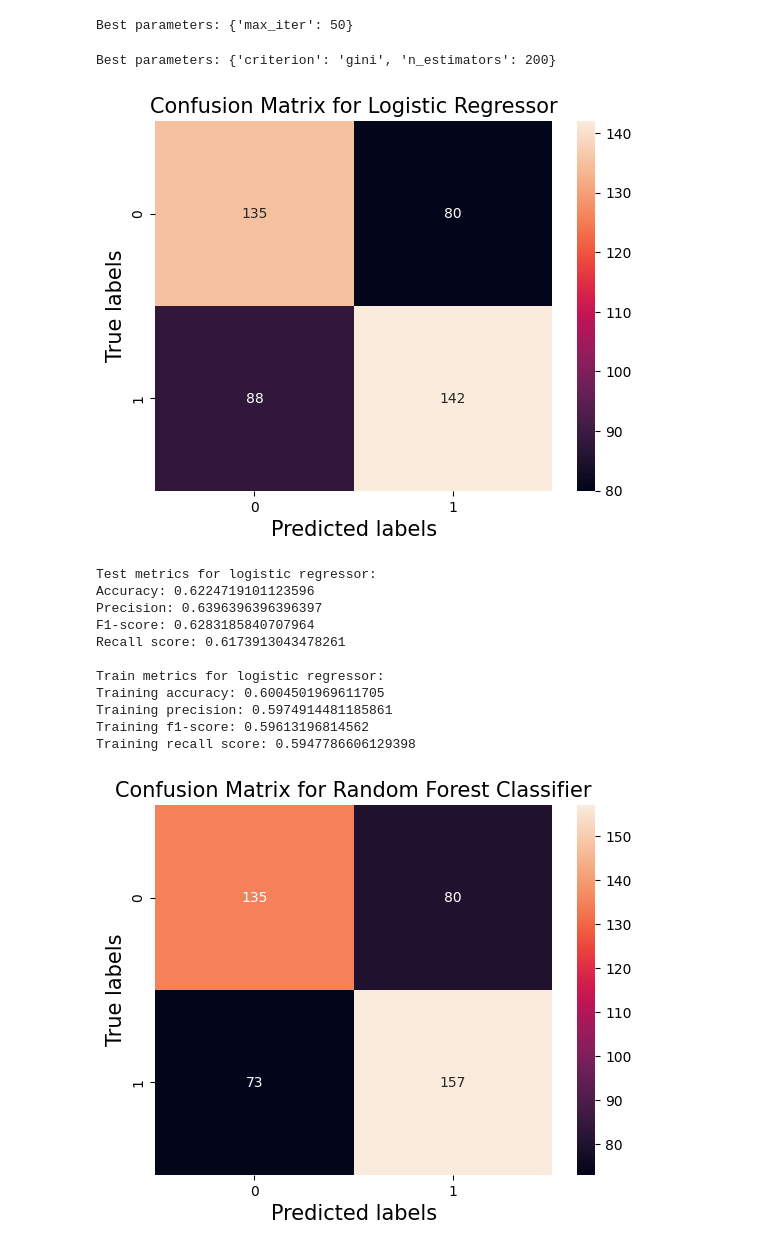
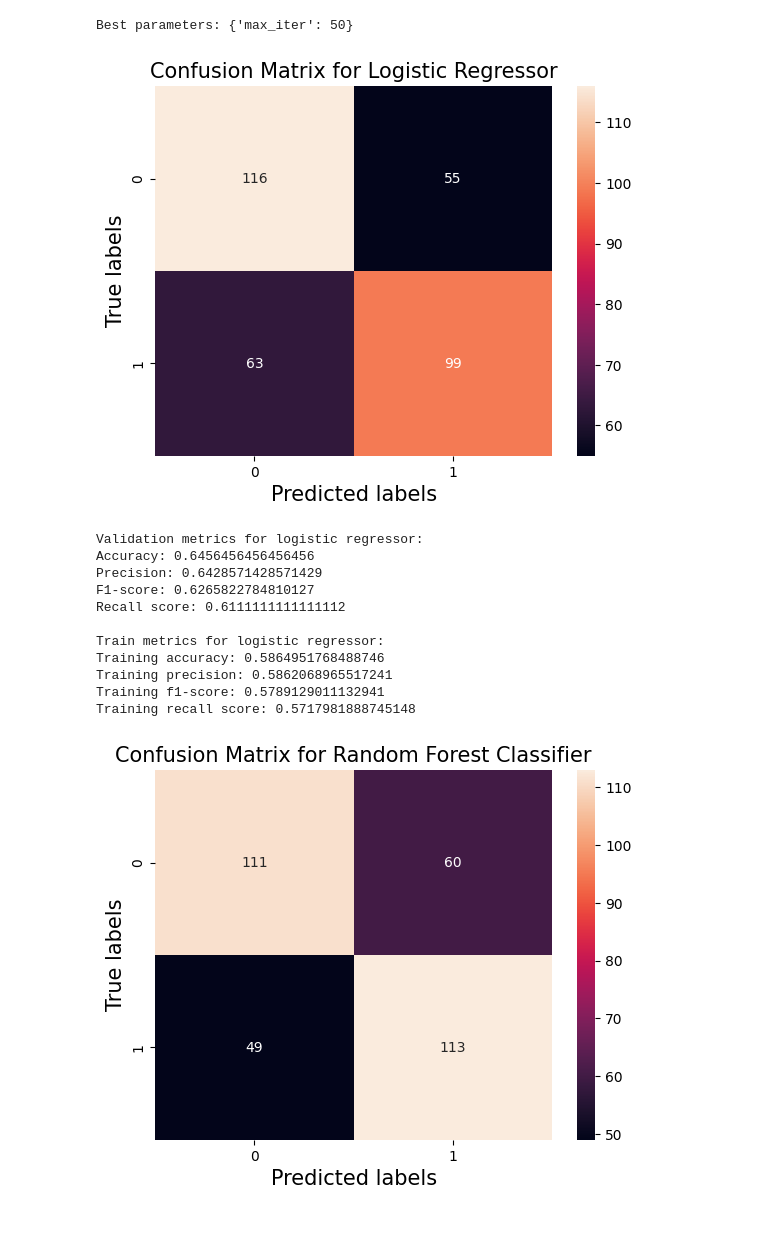
Before and after one commit to MikkoOlkkonen/mlproject, a Jupyter notebook: projekti.ipynb, the cells around one changed output. Drawn from its saved outputs; the diff is of its cells as text; code cells hidden in the pictures.

```diff
--- a/projekti.ipynb
+++ b/projekti.ipynb
@@ -119,7 +119,8 @@ X.drop(["loudness"], axis=1, inplace=True)
 ## LOGISTIC REGRESSOR
 
 # Divide the data to training and testing data
-X_train, X_test, y_train, y_test = train_test_split(X, y, test_size = 0.2, random_state = 42) # Split data into training and testing data
+X_train, X_temp, y_train, y_temp = train_test_split(X, y, test_size = 0.3, random_state = 42) # Split data into training and testing data
+X_val, X_test, y_val, y_test = train_test_split(X_temp, y_temp, test_size = 0.5, random_state = 42)
 param_grid = {'max_iter': [50, 100, 200, 300, 400, 500, 600, 700, 800, 900, 1000]}
 clf = LogisticRegression(solver='liblinear') # Our dataset is quite small so liblinear should be a viable solver
 grid_search = GridSearchCV(estimator=clf, param_grid=param_grid, cv=5, scoring='accuracy', n_jobs=-1)
@@ -130,13 +131,13 @@ print(f"Best parameters: {best_params}")
 best_clf = LogisticRegression(max_iter=best_params["max_iter"], solver='liblinear')
 best_clf.fit(X_train, y_train) # Train the model
 
-y_pred = best_clf.predict(X_test) # Predict y values based on testing feature data
+y_pred = best_clf.predict(X_val) # Predict y values based on testing feature data
 y_train_pred = best_clf.predict(X_train) # Predict y values based on training feature data for training error
 
-accuracy = accuracy_score(y_test, y_pred)
-precision = precision_score(y_test, y_pred)
-f1 = f1_score(y_test, y_pred)
-recall = recall_score(y_test, y_pred)
+accuracy = accuracy_score(y_val, y_pred)
+precision = precision_score(y_val, y_pred)
+f1 = f1_score(y_val, y_pred)
+recall = recall_score(y_val, y_pred)
 
 train_accuracy = accuracy_score(y_train, y_train_pred)
 train_precision = precision_score(y_train, y_train_pred)
@@ -149,8 +150,8 @@ Best parameters: {'max_iter': 50}
 y = df_balanced["Top10"] # Label vector
 X = df_balanced.drop(["Top10"], axis=1) # Feature vectors
 
-X_train, X_test, y_train, y_test = train_test_split(X, y, test_size = 0.2, random_state = 42) # Split data into training and testing data
-
+X_train, X_temp, y_train, y_temp = train_test_split(X, y, test_size = 0.3, random_state = 42) # Split data into training and testing data
+X_val, X_test, y_val, y_test = train_test_split(X_temp, y_temp, test_size = 0.5, random_state = 42)
 param_grid = {'n_estimators': [100, 150, 200, 250],
               'criterion': ['gini', 'entropy', 'log_loss']
               }
@@ -158,30 +159,28 @@ rf = RandomForestClassifier(random_state=42) # Initialize random forest classifi
 grid_search = GridSearchCV(estimator=rf, param_grid=param_grid, cv=5, scoring='accuracy', n_jobs=-1)
 grid_search.fit(X_train, y_train)
 best_params = grid_search.best_params_
-print(f"Best parameters: {best_params}")
+#print(f"Best parameters: {best_params}")
 
 best_rf = RandomForestClassifier(n_estimators=best_params['n_estimators'], criterion=best_params["criterion"], max_depth=5, random_state=42)
 best_rf.fit(X_train, y_train)
 
-y_test_pred_rf = best_rf.predict(X_test)
+y_val_pred_rf = best_rf.predict(X_val)
 
 y_train_pred_rf = best_rf.predict(X_train) # Predict y values based on training feature data for training error
 
 #Testing metrics
-accuracy_rf = accuracy_score(y_test, y_test_pred_rf)
-precision_rf = precision_score(y_test, y_test_pred_rf)
-f1_rf = f1_score(y_test, y_test_pred_rf)
-recall_rf = recall_score(y_test, y_test_pred_rf)
+accuracy_rf = accuracy_score(y_val, y_val_pred_rf)
+precision_rf = precision_score(y_val, y_val_pred_rf)
+f1_rf = f1_score(y_val, y_val_pred_rf)
+recall_rf = recall_score(y_val, y_val_pred_rf)
 
 #Training metrics
 train_accuracy_rf = accuracy_score(y_train, y_train_pred_rf)
 train_precision_rf = precision_score(y_train, y_train_pred_rf)
 train_f1_rf = f1_score(y_train, y_train_pred_rf)
 train_recall_rf = recall_score(y_train, y_train_pred_rf)
-# %% [output]
-Best parameters: {'criterion': 'gini', 'n_estimators': 200}
 # %%
-conf_mat = confusion_matrix(y_test, y_pred)
+conf_mat = confusion_matrix(y_val, y_pred)
 ax= plt.subplot()
 
 sns.heatmap(conf_mat, annot=True, fmt='g', ax=ax)
@@ -191,7 +190,7 @@ ax.set_ylabel('True labels',fontsize=15)
 ax.set_title('Confusion Matrix for Logistic Regressor',fontsize=15)
 plt.show()
 
-print("Test metrics for logistic regressor:")
+print("Validation metrics for logistic regressor:")
 print(f"Accuracy: {accuracy}")
 print(f"Precision: {precision}")
 print(f"F1-score: {f1}")
@@ -200,45 +199,45 @@ print(f"Recall score: {recall}\n")
 
 print("Train metrics for logistic regressor:")
 print(f"Training accuracy: {train_accuracy}")
 print(f"Training precision: {train_precision}")
 print(f"Training f1-score: {train_f1}")
 print(f"Training recall score: {train_recall}")
 
 print("\n"*5)
 
 
-conf_mat_rf = confusion_matrix(y_test, y_test_pred_rf)
+conf_mat_rf = confusion_matrix(y_val, y_val_pred_rf)
 ax= plt.subplot()
 
 sns.heatmap(conf_mat_rf, annot=True, fmt='g', ax=ax)
 
 ax.set_xlabel('Predicted labels',fontsize=15)
 ax.set_ylabel('True labels',fontsize=15)
 ax.set_title('Confusion Matrix for Random Forest Classifier',fontsize=15)
 plt.show()
 
-print("Test metrics for random forest classifier:")
+print("Validation metrics for random forest classifier:")
 print(f"Test accuracy: {accuracy_rf}")
 print(f"Precision: {precision_rf}")
 print(f"F1-score: {f1_rf}")
 print(f"Recall score: {recall_rf}\n")
 
 print("Train metrics for random forest classifier:")
 print(f"Training accuracy: {train_accuracy_rf}")
 print(f"Training precision: {train_precision_rf}")
 print(f"Training f1 score: {train_f1_rf}")
 print(f"Training recall score: {train_recall_rf}")
 # %% [output]
-[figure, old version]
+[figure, new version]
-Test metrics for logistic regressor:
-Accuracy: 0.6224719101123596
-Precision: 0.6396396396396397
-F1-score: 0.6283185840707964
-Recall score: 0.6173913043478261
+Validation metrics for logistic regressor:
+Accuracy: 0.6456456456456456
+Precision: 0.6428571428571429
+F1-score: 0.6265822784810127
+Recall score: 0.6111111111111112
 
 Train metrics for logistic regressor:
-Training accuracy: 0.6004501969611705
-Training precision: 0.5974914481185861
-Training f1-score: 0.59613196814562
-Training recall score: 0.5947786606129398
+Training accuracy: 0.5864951768488746
+Training precision: 0.5862068965517241
+Training f1-score: 0.5789129011132941
+Training recall score: 0.5717981888745148
-[figure, old version]
+[figure, new version]
```
Also changed, not shown: parts of 1 cell of this notebook.
